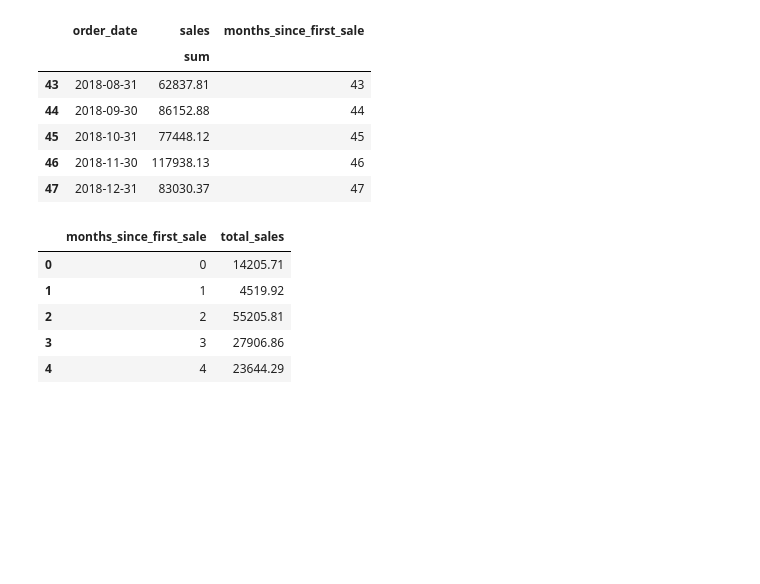
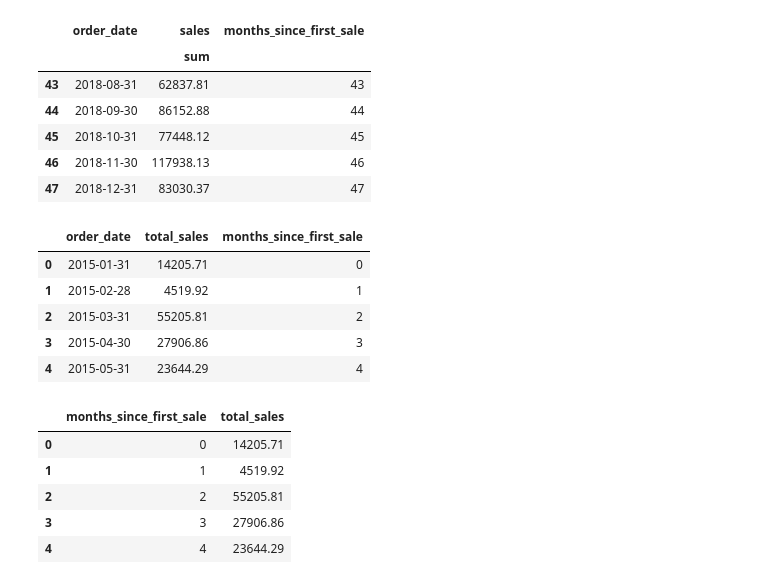
Before and after one commit to dlhaar/superstore, a Jupyter notebook: forecasting_sales.ipynb, the cells around one changed output. Cells and saved outputs as stored; diff of their text form; code cells hidden in the pictures; blank space fills up the shorter version.

```diff
--- a/forecasting_sales.ipynb
+++ b/forecasting_sales.ipynb
@@ -111,6 +117,15 @@ sales.sort_values(by='order_date').tail()
 | 47 | 2018-12-31 | 83030.37 | 47 |
 # %%
 sales.columns = ['order_date', 'total_sales', 'months_since_first_sale']
+# %%
+sales.head()
+# %% [output]
+|  | order_date | total_sales | months_since_first_sale |
+| 0 | 2015-01-31 | 14205.71 | 0 |
+| 1 | 2015-02-28 | 4519.92 | 1 |
+| 2 | 2015-03-31 | 55205.81 | 2 |
+| 3 | 2015-04-30 | 27906.86 | 3 |
+| 4 | 2015-05-31 | 23644.29 | 4 |
 # %%
 from sklearn.linear_model import LinearRegression
 
```
Also changed, not shown: parts of 11 cells of this notebook, 1 other file.
